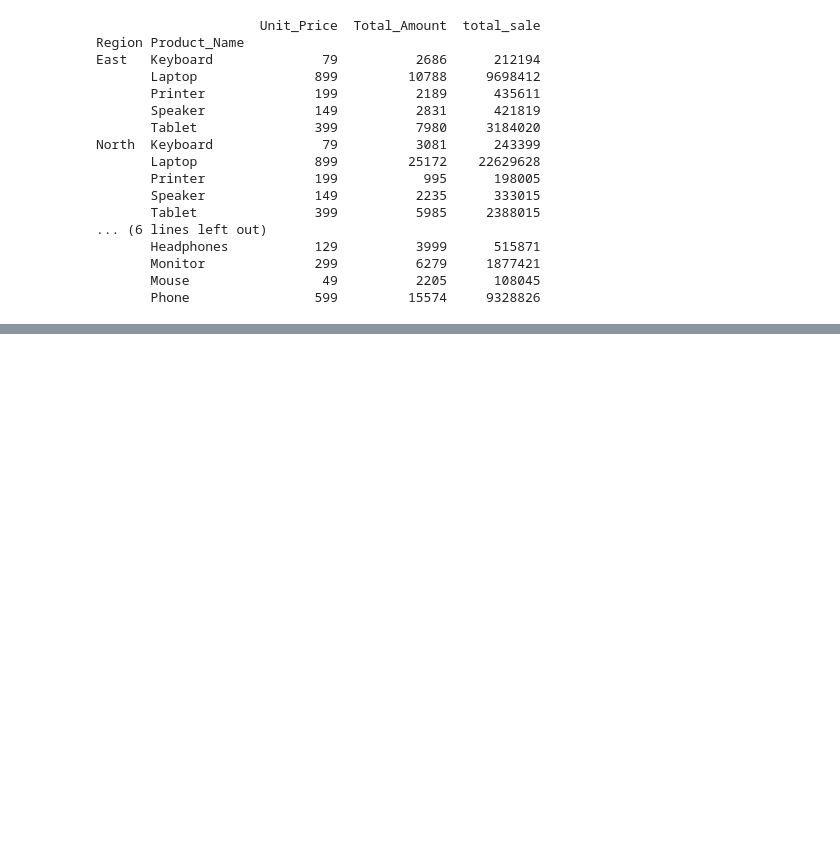
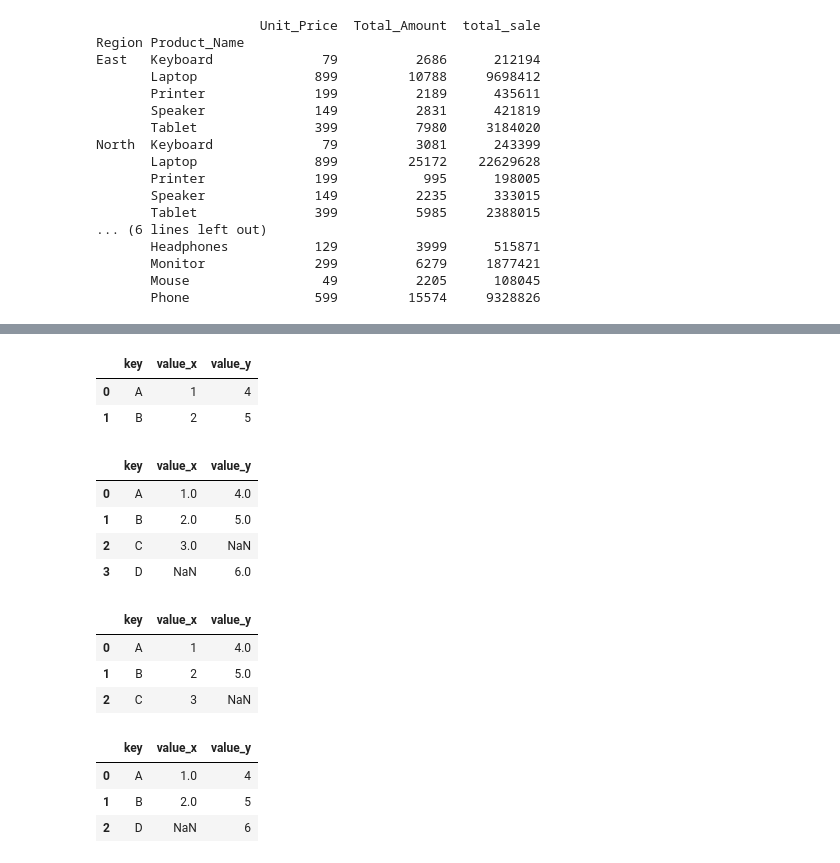
Before and after one commit to ghkddlsgn/PersonalCLanguageStudy, a Jupyter notebook: CStudySolution/Project1/pythonBasic/DataAnalysis/pandas2.ipynb, the cells around one changed output, grey strips where cells are left out. Drawn from its saved outputs; the diff is of its cells as text; code cells hidden in the pictures; blank space fills up the shorter version.

```diff
--- a/CStudySolution/Project1/pythonBasic/DataAnalysis/pandas2.ipynb
+++ b/CStudySolution/Project1/pythonBasic/DataAnalysis/pandas2.ipynb
@@ -177,0 +189,5 @@ North  Keyboard              79          3081      243399
+# %%
+#merging and joining dataframes
+#create sample data frames
+df1 = pd.DataFrame({'key': ['A', 'B', 'C'], 'value': [1, 2, 3]})
+df2 = pd.DataFrame({'key': ['A', 'B', 'D'], 'value': [4,5, 6]})
@@ -177,0 +206,29 @@ North  Keyboard              79          3081      243399
+# %%
+## merge dataframe on the 'key columns'
+pd.merge(df1, df2, on='key', how='inner')
+# %% [output]
+|  | key | value_x | value_y |
+| 0 | A | 1 | 4 |
+| 1 | B | 2 | 5 |
+# %%
+pd.merge(df1, df2, on='key', how='outer')
+# %% [output]
+|  | key | value_x | value_y |
+| 0 | A | 1.0 | 4.0 |
+| 1 | B | 2.0 | 5.0 |
+| 2 | C | 3.0 | NaN |
+| 3 | D | NaN | 6.0 |
+# %%
+pd.merge(df1, df2, on='key', how='left')
+# %% [output]
+|  | key | value_x | value_y |
+| 0 | A | 1 | 4.0 |
+| 1 | B | 2 | 5.0 |
+| 2 | C | 3 | NaN |
+# %%
+pd.merge(df1, df2, on='key', how='right')
+# %% [output]
+|  | key | value_x | value_y |
+| 0 | A | 1.0 | 4 |
+| 1 | B | 2.0 | 5 |
+| 2 | D | NaN | 6 |
```
Also changed, not shown: parts of 2 cells of this notebook, 6 other files.
